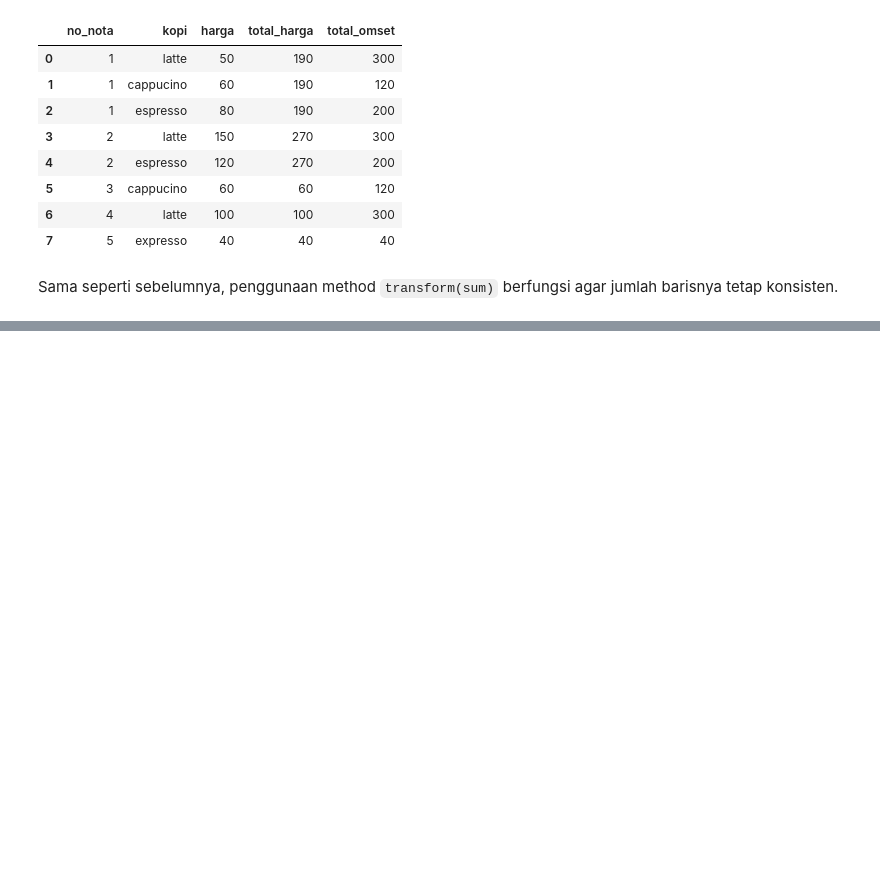
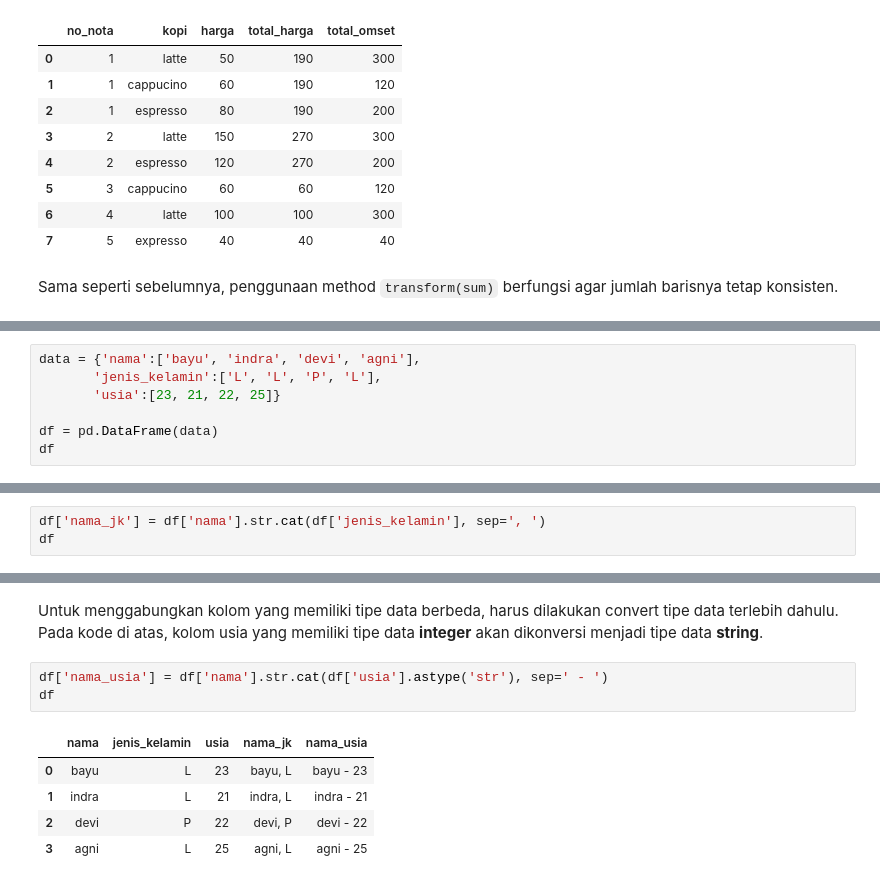
Before and after one commit to medievalgoose/pandas, a Jupyter notebook: Pandas-Week9.ipynb, the cells around one changed output, grey strips where cells are left out. Saved outputs shown, nothing was run; the diff lists cells and outputs as text; blank space fills up the shorter version.

Commit message:
Tambahan cara menggabungkan kolom dengan method str.cat()

```diff
--- a/Pandas-Week9.ipynb
+++ b/Pandas-Week9.ipynb
@@ -272,0 +283,7 @@ Sama seperti sebelumnya, penggunaan method `transform(sum)` berfungsi agar jumla
+# %%
+data = {'nama':['bayu', 'indra', 'devi', 'agni'],
+       'jenis_kelamin':['L', 'L', 'P', 'L'],
+       'usia':[23, 21, 22, 25]}
+
+df = pd.DataFrame(data)
+df
@@ -272,0 +308,3 @@ Sama seperti sebelumnya, penggunaan method `transform(sum)` berfungsi agar jumla
+# %%
+df['nama_jk'] = df['nama'].str.cat(df['jenis_kelamin'], sep=', ')
+df
@@ -272,0 +325,11 @@ Sama seperti sebelumnya, penggunaan method `transform(sum)` berfungsi agar jumla
+# %% [markdown]
+Untuk menggabungkan kolom yang memiliki tipe data berbeda, harus dilakukan convert tipe data terlebih dahulu. Pada kode di atas, kolom usia yang memiliki tipe data **integer** akan dikonversi menjadi tipe data **string**.
+# %%
+df['nama_usia'] = df['nama'].str.cat(df['usia'].astype('str'), sep=' - ')
+df
+# %% [output]
+|  | nama | jenis_kelamin | usia | nama_jk | nama_usia |
+| 0 | bayu | L | 23 | bayu, L | bayu - 23 |
+| 1 | indra | L | 21 | indra, L | indra - 21 |
+| 2 | devi | P | 22 | devi, P | devi - 22 |
+| 3 | agni | L | 25 | agni, L | agni - 25 |
```
Also changed, not shown: parts of 11 cells of this notebook.
